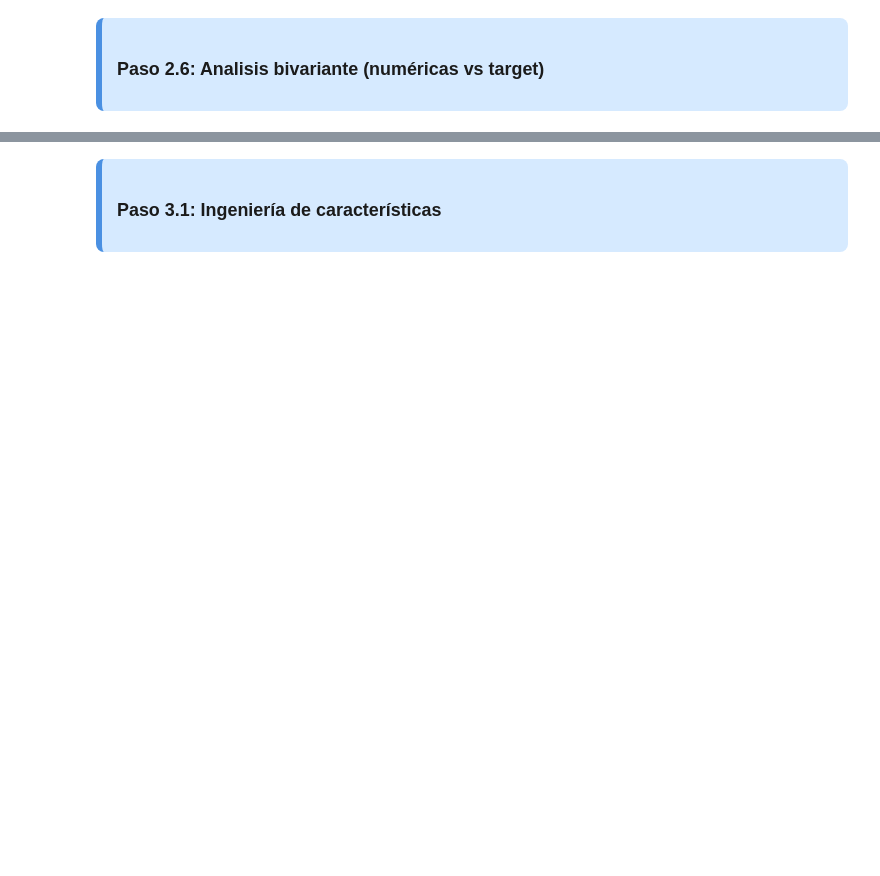
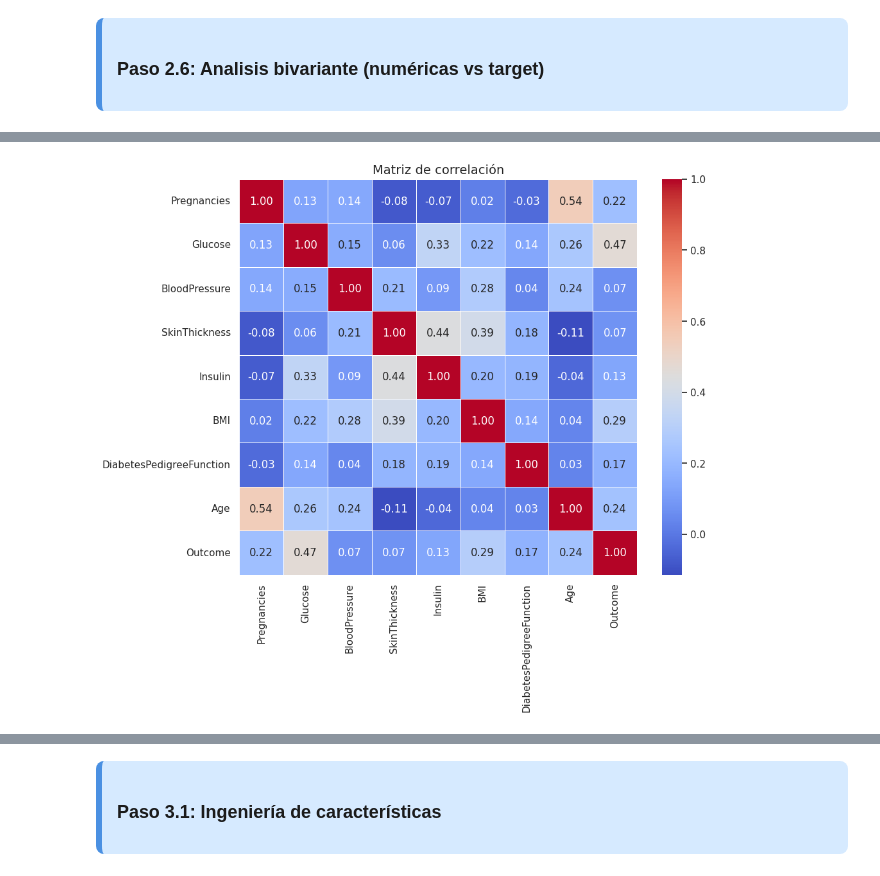
Before and after one commit to 4GeeksAcademy/anaisaponte-GitH-intro-ml, a Jupyter notebook: src/04-eda-diabetes.ipynb, the cells around one changed output, grey strips where cells are left out. Drawn from its saved outputs; the diff is of its cells as text; code cells hidden in the pictures; blank space fills up the shorter version.

```diff
--- a/src/04-eda-diabetes.ipynb
+++ b/src/04-eda-diabetes.ipynb
@@ -574,0 +472,20 @@ En conjunto, las variables **duration**, **campaign**, **previous** y, en menor
+# %%
+# Matriz de correlación
+corr = df.corr()
+
+# Tamaño grande para que se vea bien
+plt.figure(figsize=(10, 8))
+
+# Heatmap
+sns.heatmap(
+    corr,
+    annot=True,        # muestra los valores
+    fmt=".2f",         # 2 decimales
+    cmap="coolwarm",   # colores (rojo/azul)
+    linewidths=0.5
+)
+
+plt.title("Matriz de correlación", fontsize=14)
+plt.show()
+# %% [output]
+[figure, added]
```
Also changed, not shown: parts of 80 cells of this notebook, 1 other file.
